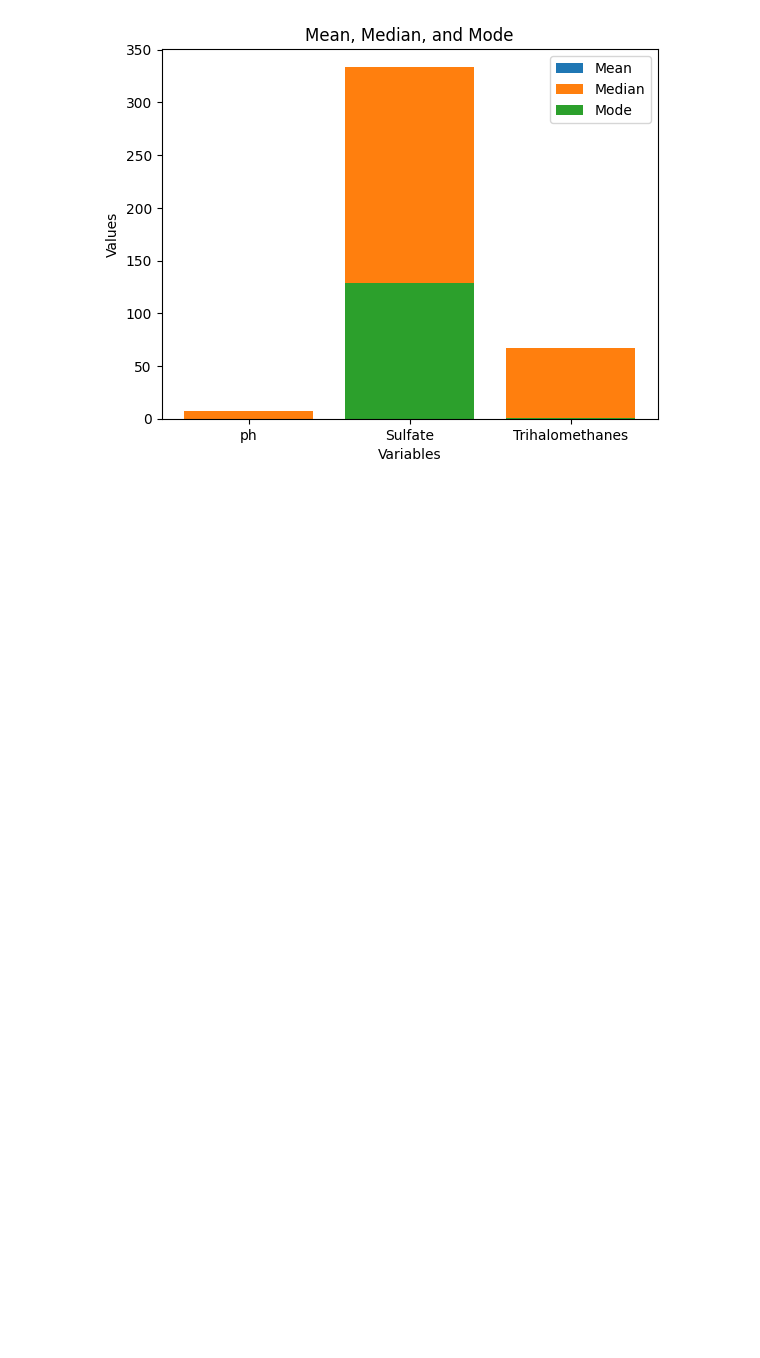
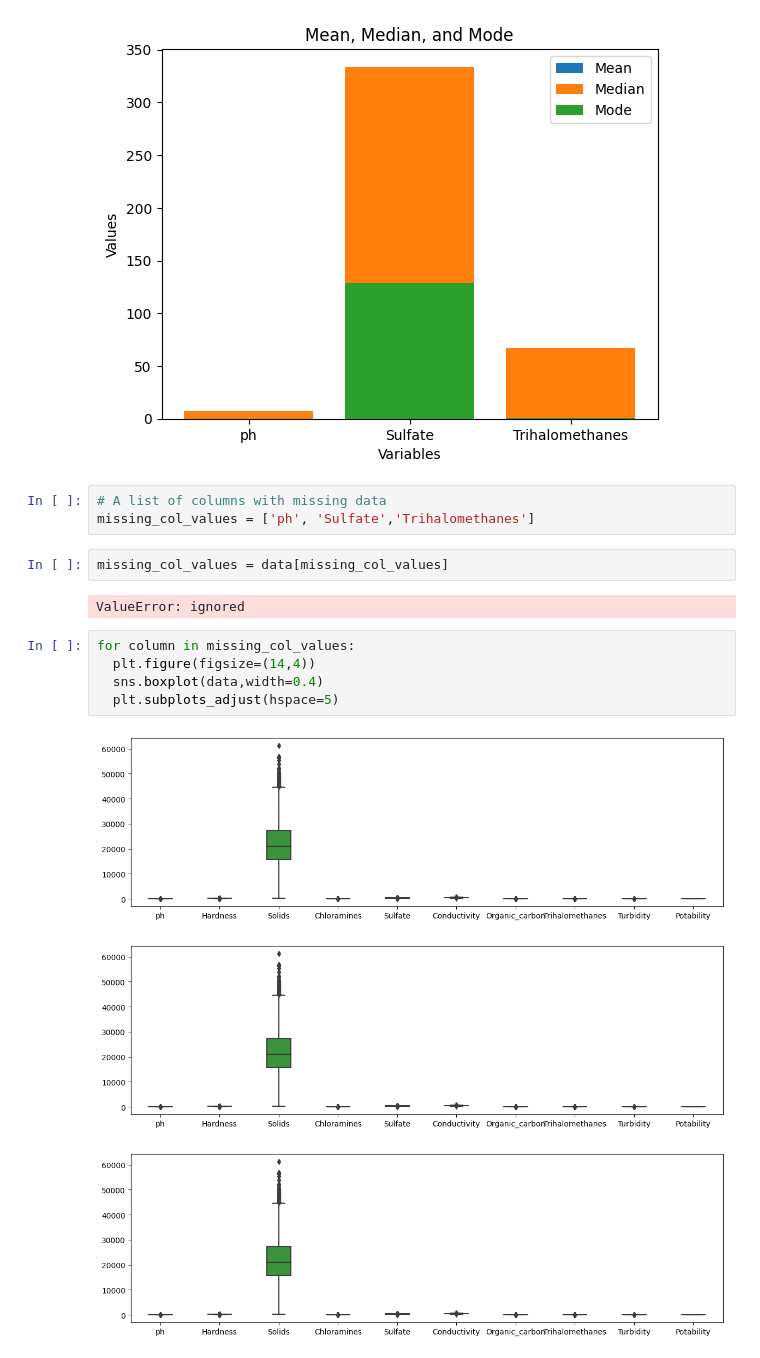
Before and after one commit to Kiongo-Bob/Water_quality_project, a Jupyter notebook: Water_Quality.ipynb, the cells around one changed output. Saved outputs shown, nothing was run; the diff lists cells and outputs as text; blank space fills up the shorter version.

```diff
--- a/Water_Quality.ipynb
+++ b/Water_Quality.ipynb
@@ -121,3 +121,19 @@ plt.legend()
 plt.show()
 # %% [output]
 [figure]
+# %%
+# A list of columns with missing data
+missing_col_values = ['ph', 'Sulfate','Trihalomethanes']
+# %%
+missing_col_values = data[missing_col_values]
+# %% [output]
+ValueError: ignored
+# %%
+for column in missing_col_values:
+  plt.figure(figsize=(14,4))
+  sns.boxplot(data,width=0.4)
+  plt.subplots_adjust(hspace=5)
+# %% [output]
+[figure, added]
+[figure, added]
+[figure, added]
```
Also changed, not shown: parts of 8 cells of this notebook.
